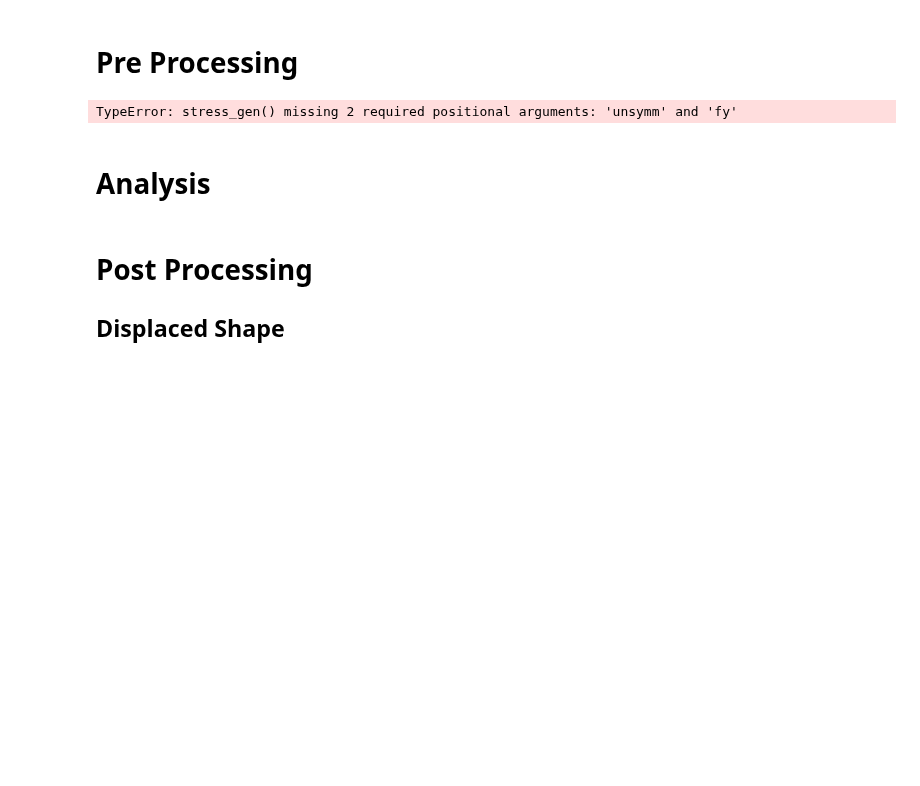
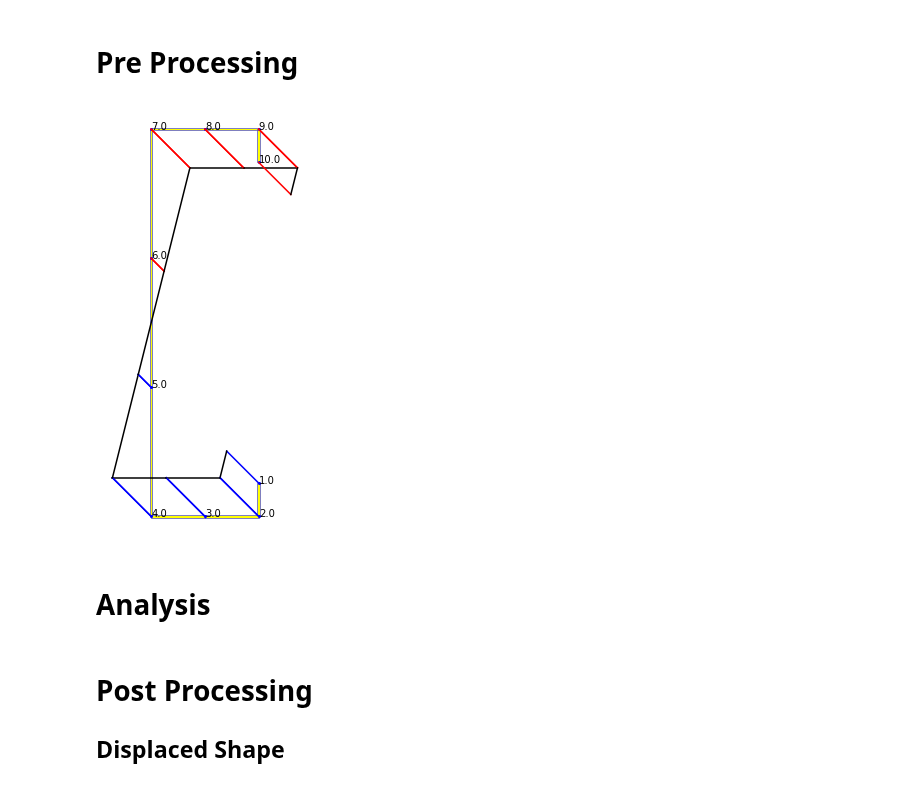
Before and after one commit to ClearCalcs/pyCUFSM, a Jupyter notebook: pyCUFSM.ipynb, the cells around one changed output. Cells and saved outputs as stored; diff of their text form; code cells hidden in the pictures; blank space fills up the shorter version.

```diff
--- a/pyCUFSM.ipynb
+++ b/pyCUFSM.ipynb
@@ -26,7 +22,7 @@ from pycufsm.preprocess import stress_gen
 import dispshap
 import crossect
 import thecurve3
-import cutwp
+import cutwp_prop2
 
 # Define an isotropic material
 props = [[0, 29500, 29500, 0.3, 0.3, 29500 / (2 * (1 + 0.3))]]
@@ -85,41 +81,42 @@ A, xc, yc, Ix, Iy, Ixy, theta, I1, I2, J, xs, ys, Cw, B1, B2, wn = cutwp_prop2.c
 
 # Set the section properties for this simple section
 # Normally, these might be calculated by an external package
 sect_props = {
         'cx': xc,
         'cy': yc,
         'x0': xs,
         'y0': ys,
         'phi': theta,
         'A': A,
         'Ixx': Ix,
         'Ixy': Ixy,
         'Iyy': Iy,
         'I11': I1,
         'I22': I2
 }
 # Yield Strength
 fy = 50
-unsymmetric=1 #i.e. do a restrained bending calculation
+unsymmetric = 0 #i.e. do a restrained bending calculation
 # Generate the stress points assuming 500 MPa yield and X-axis bending
 nodes_p = stress_gen(nodes=nodes,
                      forces={
-                         'P': sect_props['A'] * 50,
-                         'Mxx': 0,
-                             'Myy': 0,
-                             'M11': 0,
-                             'M22': 0
+                         'P': 0,
+                         'Mxx': 1,
+                         'Myy': 0,
+                         'M11': 0,
+                         'M22': 0
                      },
                      sect_props=sect_props,
                     fy =fy,
                     unsymm = unsymmetric)
+
 #####CALL CROSS SECTION
 #Flag = {node, elem, mat, stress, stresspic, coord, constraints, springs, origin, propaxis}
-flag = np.array([1, 0, 0, 1, 1, 0, 0, 0, 0, 0])
+flag = np.array([1, 0, 0, 0, 1, 0, 0, 0, 0, 0])
 crossect.crossect(nodes_p, elements, springs, constraints,flag)
 plt.show()
 # %% [output]
-TypeError: stress_gen() missing 2 required positional arguments: 'unsymm' and 'fy'
+[figure, added]
 # %% [markdown]
 # Analysis
 # %%
```
Also changed, not shown: parts of 4 cells of this notebook.
